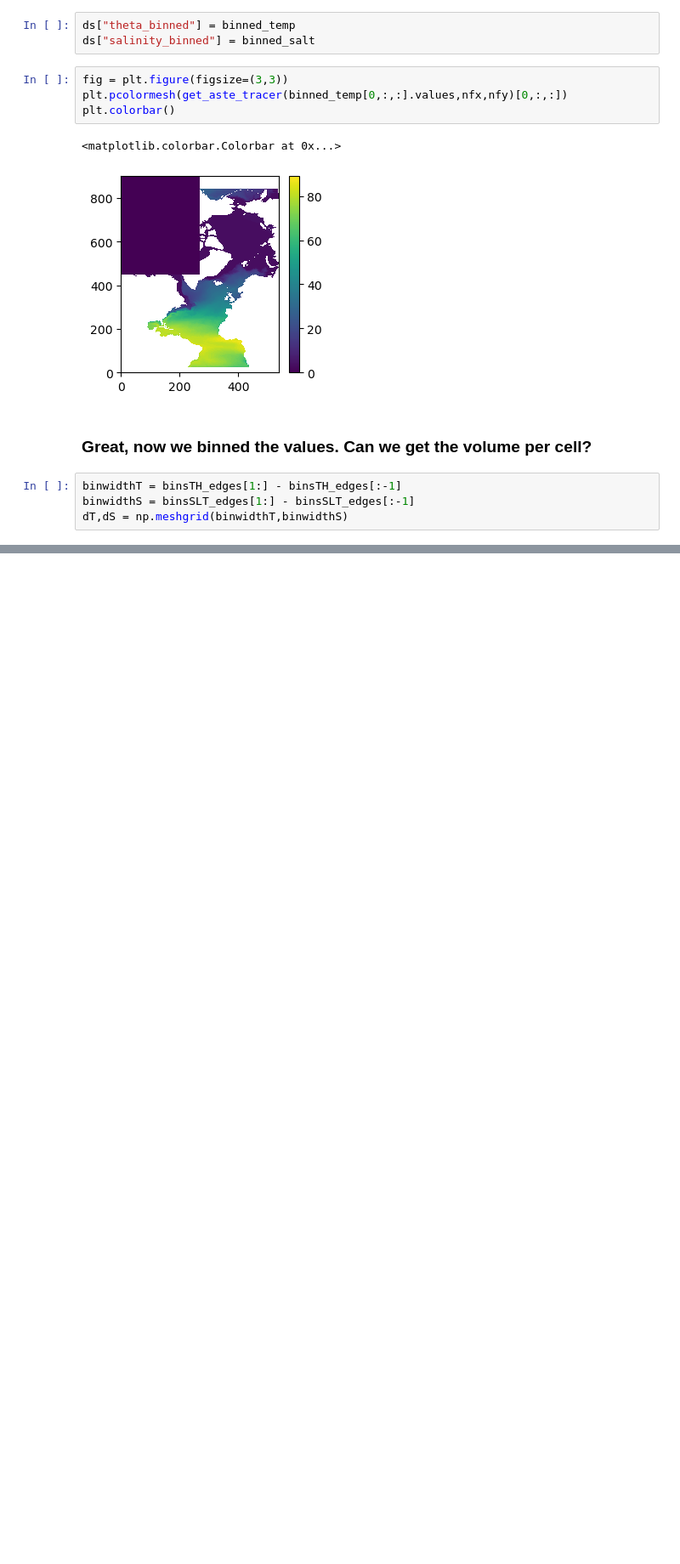
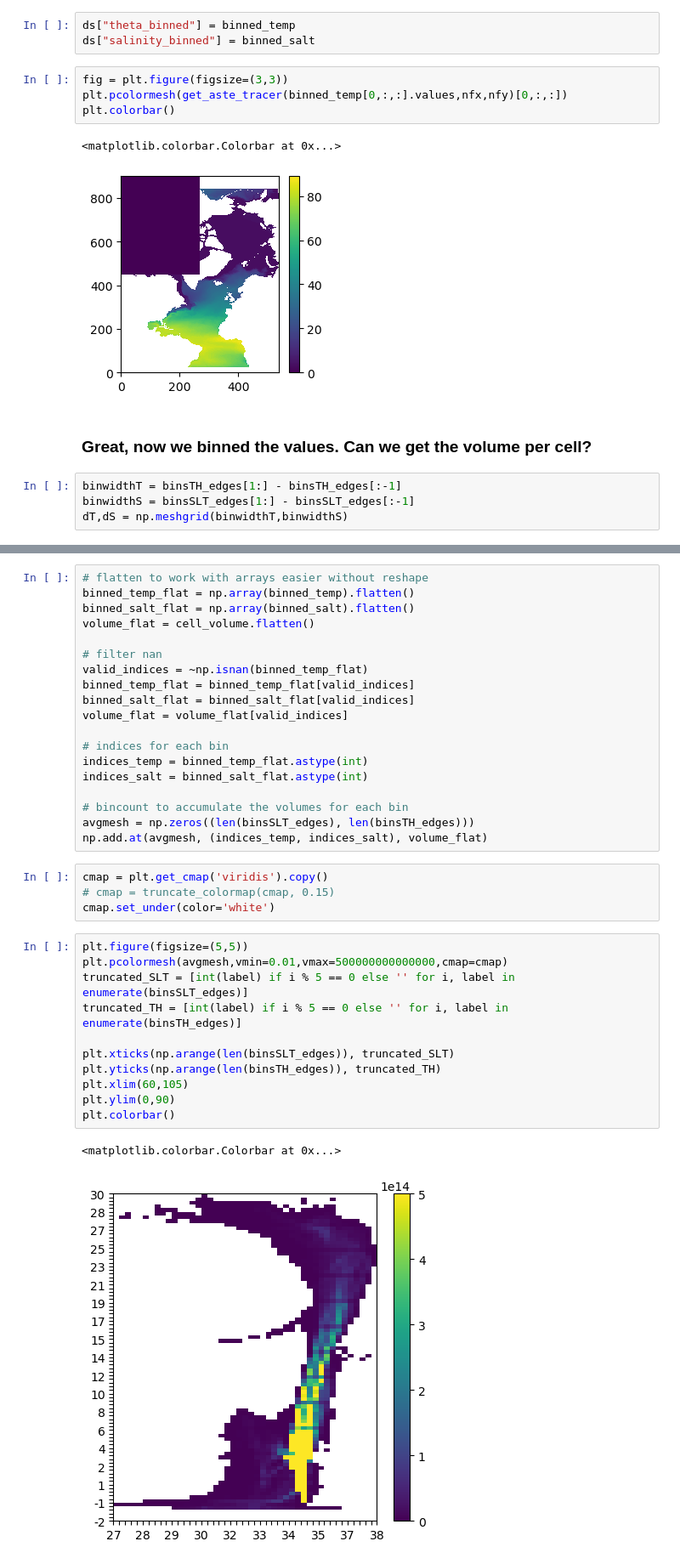
Before and after one commit to margaretmurakami/crios_backups, a Jupyter notebook: ASTE_270/offline_binning/Offline_Binning_TS.ipynb, the cells around one changed output, grey strips where cells are left out. Shown at 85% size. Saved outputs shown, nothing was run; the diff lists cells and outputs as text; blank space fills up the shorter version.

Commit message:
try adding TS plot for offline volume calc

```diff
--- a/ASTE_270/offline_binning/Offline_Binning_TS.ipynb
+++ b/ASTE_270/offline_binning/Offline_Binning_TS.ipynb
@@ -294,0 +287,37 @@ vol_distrib = {}
+# %%
+# flatten to work with arrays easier without reshape
+binned_temp_flat = np.array(binned_temp).flatten()
+binned_salt_flat = np.array(binned_salt).flatten()
+volume_flat = cell_volume.flatten()
+
+# filter nan
+valid_indices = ~np.isnan(binned_temp_flat)
+binned_temp_flat = binned_temp_flat[valid_indices]
+binned_salt_flat = binned_salt_flat[valid_indices]
+volume_flat = volume_flat[valid_indices]
+
+# indices for each bin
+indices_temp = binned_temp_flat.astype(int)
+indices_salt = binned_salt_flat.astype(int)
+
+# bincount to accumulate the volumes for each bin
+avgmesh = np.zeros((len(binsSLT_edges), len(binsTH_edges)))
+np.add.at(avgmesh, (indices_temp, indices_salt), volume_flat)
+# %%
+cmap = plt.get_cmap('viridis').copy()
+# cmap = truncate_colormap(cmap, 0.15)
+cmap.set_under(color='white')
+# %%
+plt.figure(figsize=(5,5))
+plt.pcolormesh(avgmesh,vmin=0.01,vmax=500000000000000,cmap=cmap)
+truncated_SLT = [int(label) if i % 5 == 0 else '' for i, label in enumerate(binsSLT_edges)]
+truncated_TH = [int(label) if i % 5 == 0 else '' for i, label in enumerate(binsTH_edges)]
+
+plt.xticks(np.arange(len(binsSLT_edges)), truncated_SLT)
+plt.yticks(np.arange(len(binsTH_edges)), truncated_TH)
+plt.xlim(60,105)
+plt.ylim(0,90)
+plt.colorbar()
+# %% [output]
+<matplotlib.colorbar.Colorbar at 0x...>
+[figure, added]
```
Also changed, not shown: parts of 7 cells of this notebook.
